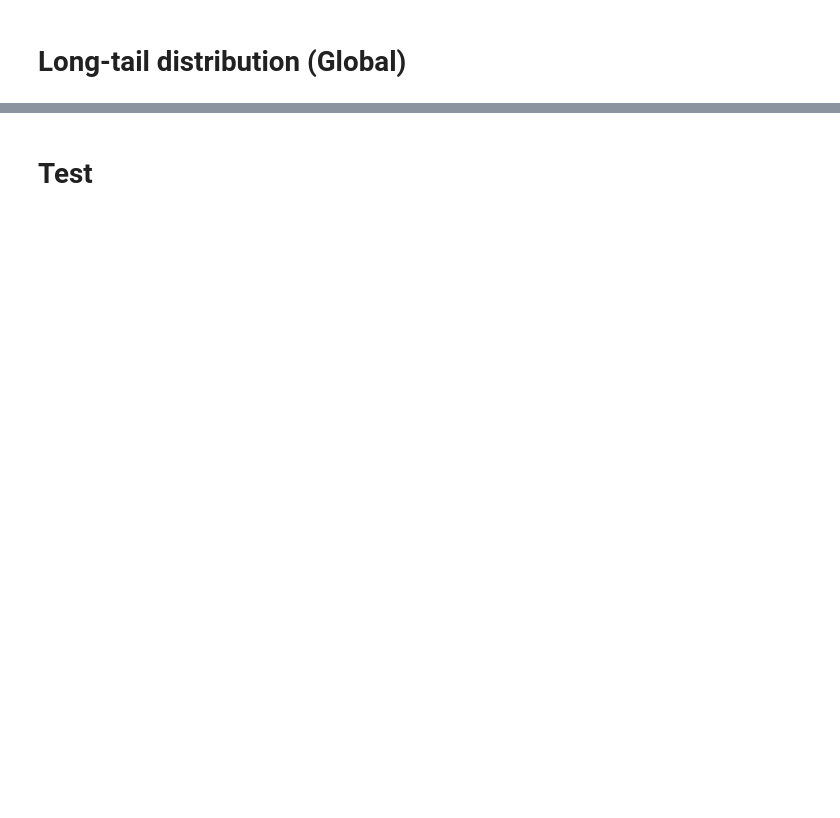
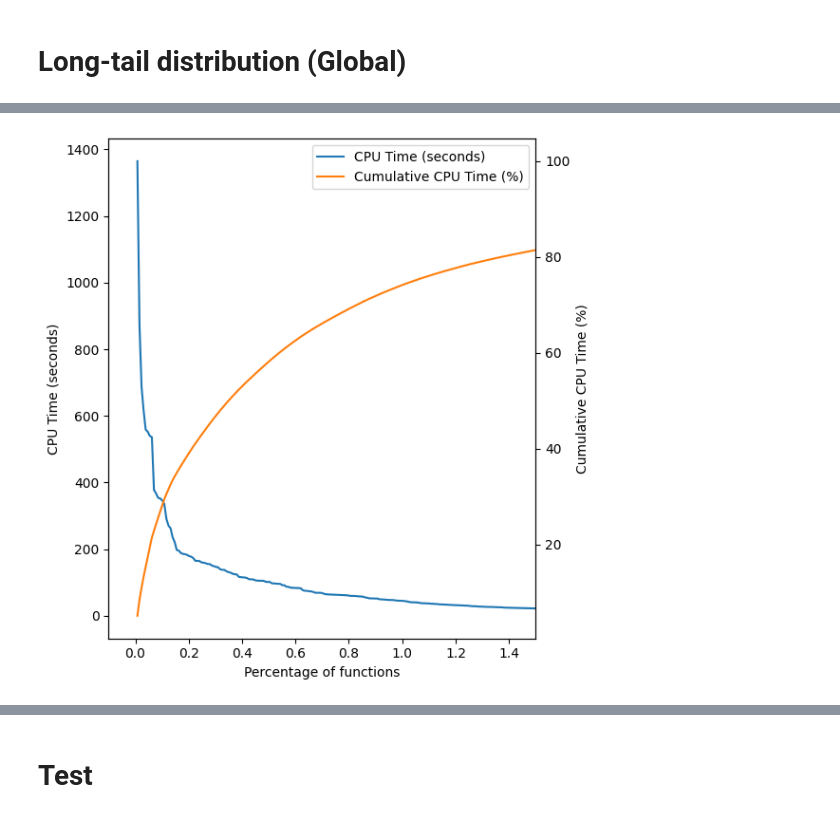
Before and after one commit to mathdugre/mri-bottleneck, a Jupyter notebook: vizualisation.ipynb, the cells around one changed output, grey strips where cells are left out. Drawn from its saved outputs; the diff is of its cells as text; code cells hidden in the pictures; blank space fills up the shorter version.

```diff
--- a/vizualisation.ipynb
+++ b/vizualisation.ipynb
@@ -774,0 +801,26 @@ fig.show()
+# %%
+import matplotlib.pyplot as plt
+
+
+fig, ax = plt.subplots(figsize=(6, 6))
+ax2 = ax.twinx()
+
+xlabels = data.index / len(data) * 100
+ax.plot(xlabels, data["mean_cpu"], label="CPU Time (seconds)")
+ax2.plot(
+    xlabels, data["cumperc_cpu_time"], c="tab:orange", label="Cumulative CPU Time (%)"
+)
+ax.set_xlim(-0.1, 1.5)
+
+# Style
+ax.set_ylabel("CPU Time (seconds)")
+ax2.set_ylabel("Cumulative CPU Time (%)")
+ax.set_xlabel("Percentage of functions")
+fig.legend(loc="upper right", bbox_to_anchor=(0, 0, 1, 1), bbox_transform=ax.transAxes)
+
+# Show and Save the plot
+plt.tight_layout()
+plt.savefig(figures_dir / "global-longtail.png")
+plt.show()
+# %% [output]
+[figure, added]
```
Also changed, not shown: parts of 25 cells of this notebook, 50 other files.
